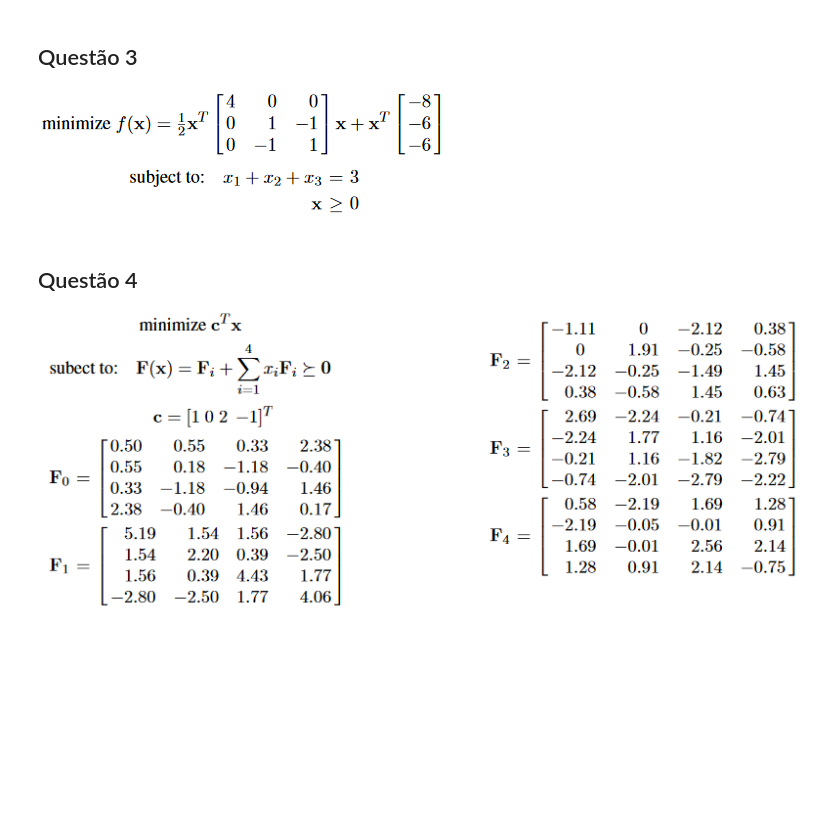
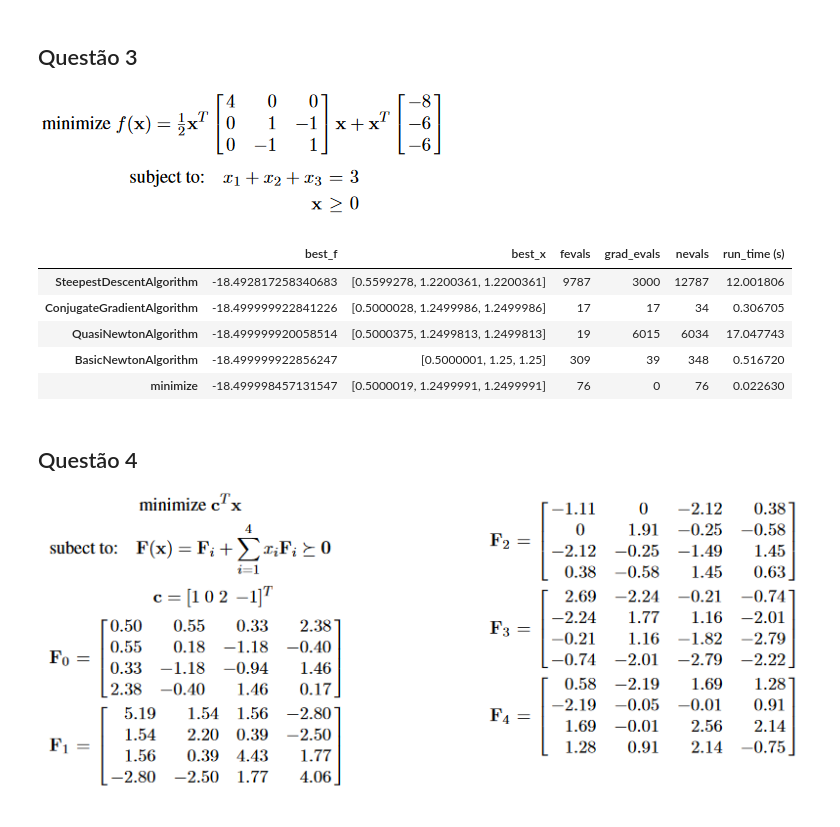
Before and after one commit to crucis/ConvexOptimization, a Jupyter notebook: Exercises/Lista4/Lista4.ipynb, the cells around one changed output. Cells and saved outputs as stored; diff of their text form; code cells hidden in the pictures; blank space fills up the shorter version.

```diff
--- a/Exercises/Lista4/Lista4.ipynb
+++ b/Exercises/Lista4/Lista4.ipynb
@@ -79,6 +117,27 @@ plt.plot(f_obj.all_evals)
 # %% [markdown]
 ## Questão 3
 ![image.png](attachment:image.png)
+# %%
+f_x, eqc, iqc = question43()
+initial_x = np.array([0, 0], dtype=np.float64)
+# %%
+solution = run_exercise(f_x, eqc, iqc,
+             [(SteepestDescentAlgorithm, BacktrackingLineSearch),
+              ConjugateGradientAlgorithm,
+              QuasiNewtonAlgorithm,
+              (BasicNewtonAlgorithm, BacktrackingLineSearch)],
+                        initial_x,
+                        maxIter = 500,
+                       plot_charts=False)
+# %%
+solution[['best_f', 'best_x', 'fevals', 'grad_evals', 'nevals', 'run_time (s)']]
+# %% [output]
+|  | best_f | best_x | fevals | grad_evals | nevals | run_time (s) |
+| SteepestDescentAlgorithm | -18.492817258340683 | [0.5599278, 1.2200361, 1.2200361] | 9787 | 3000 | 12787 | 12.001806 |
+| ConjugateGradientAlgorithm | -18.499999922841226 | [0.5000028, 1.2499986, 1.2499986] | 17 | 17 | 34 | 0.306705 |
+| QuasiNewtonAlgorithm | -18.499999920058514 | [0.5000375, 1.2499813, 1.2499813] | 19 | 6015 | 6034 | 17.047743 |
+| BasicNewtonAlgorithm | -18.499999922856247 | [0.5000001, 1.25, 1.25] | 309 | 39 | 348 | 0.516720 |
+| minimize | -18.499998457131547 | [0.5000019, 1.2499991, 1.2499991] | 76 | 0 | 76 | 0.022630 |
 # %% [markdown]
 ## Questão 4
 ![image.png](attachment:image.png)
```
Also changed, not shown: parts of 14 cells of this notebook.
